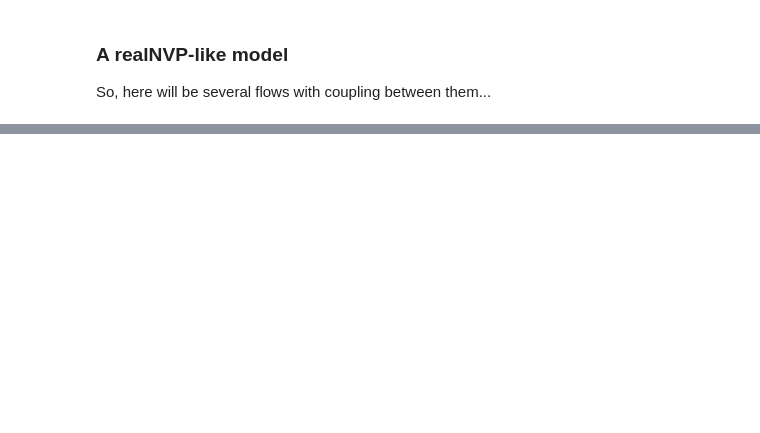
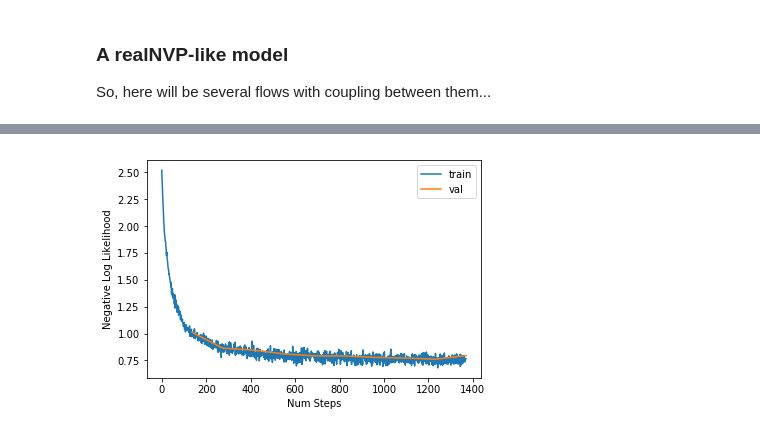
Before and after one commit to Javanochka/deep-unsupervise-learning-hw, a Jupyter notebook: hw2/hw2_1.ipynb, the cells around one changed output, grey strips where cells are left out. Drawn from its saved outputs; the diff is of its cells as text; code cells hidden in the pictures; blank space fills up the shorter version.

```diff
--- a/hw2/hw2_1.ipynb
+++ b/hw2/hw2_1.ipynb
@@ -249,0 +285,22 @@ So, here will be several flows with coupling between them...
+# %%
+class NormLayer(nn.Module):
+    EPS = 1e-9
+
+    def __init__(self, size):
+        super(NormLayer, self).__init__()
+
+        self.w = nn.Parameter(torch.ones([1, size], dtype=torch.float32))
+        self.b = nn.Parameter(torch.zeros([1, size], dtype=torch.float32))
+
+    def forward(self, x):
+        x = x * self.w + self.b
+        log_det = torch.log(self.w.abs() + NormLayer.EPS).sum(dim=1, keepdim=True)
+        return log_det
+
+    def latent(self, x):
+        x = x * self.w + self.b
+        return x
+
+    def inverse(self, x):
+        x = (x - self.b) / self.w
+        return x
@@ -249,0 +344,7 @@ So, here will be several flows with coupling between them...
+# %%
+model = RealNVPLike()
+model = model.float()
+optimizer = torch.optim.Adam(model.parameters(), lr=0.001)
+# %%
+train_loss_values, val_loss_values =\
+    fit(model, X_train, X_val, X_test, optimizer, NLLLoss, 10, 512)
@@ -249,0 +354,4 @@ So, here will be several flows with coupling between them...
+# %%
+plot_val_train(val_loss_values, train_loss_values)
+# %% [output]
+[figure, added]
```
Also changed, not shown: parts of 10 cells of this notebook.
